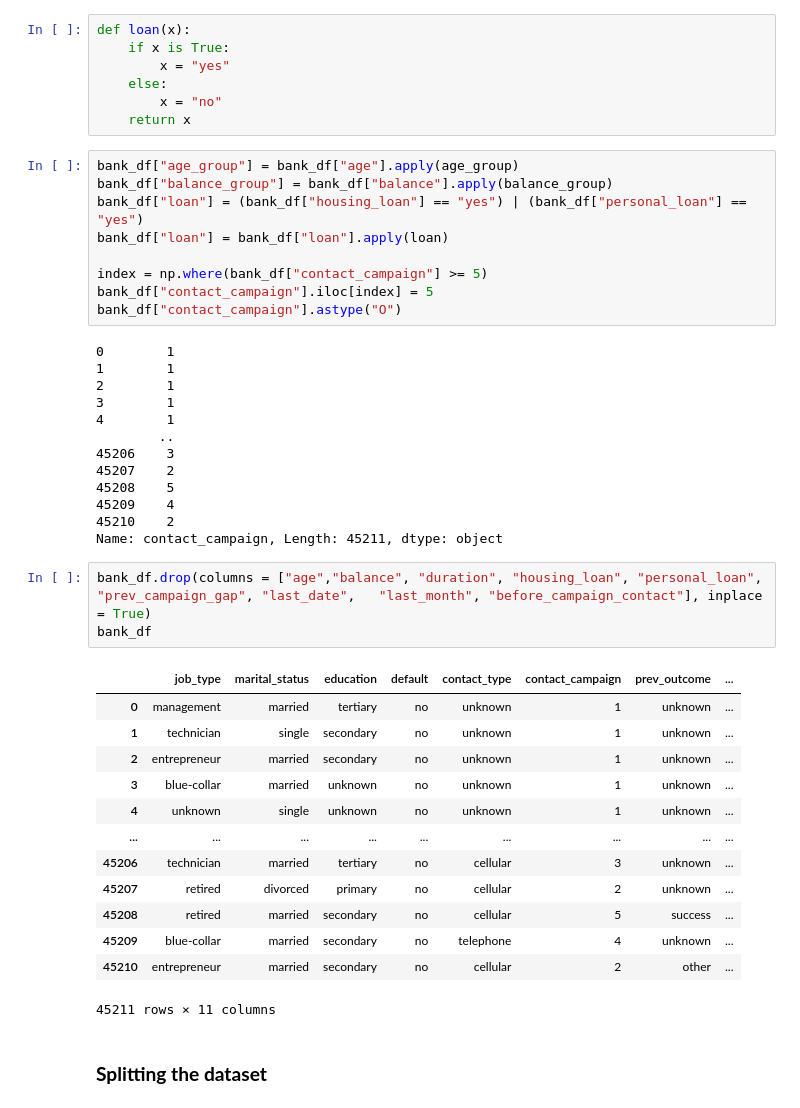
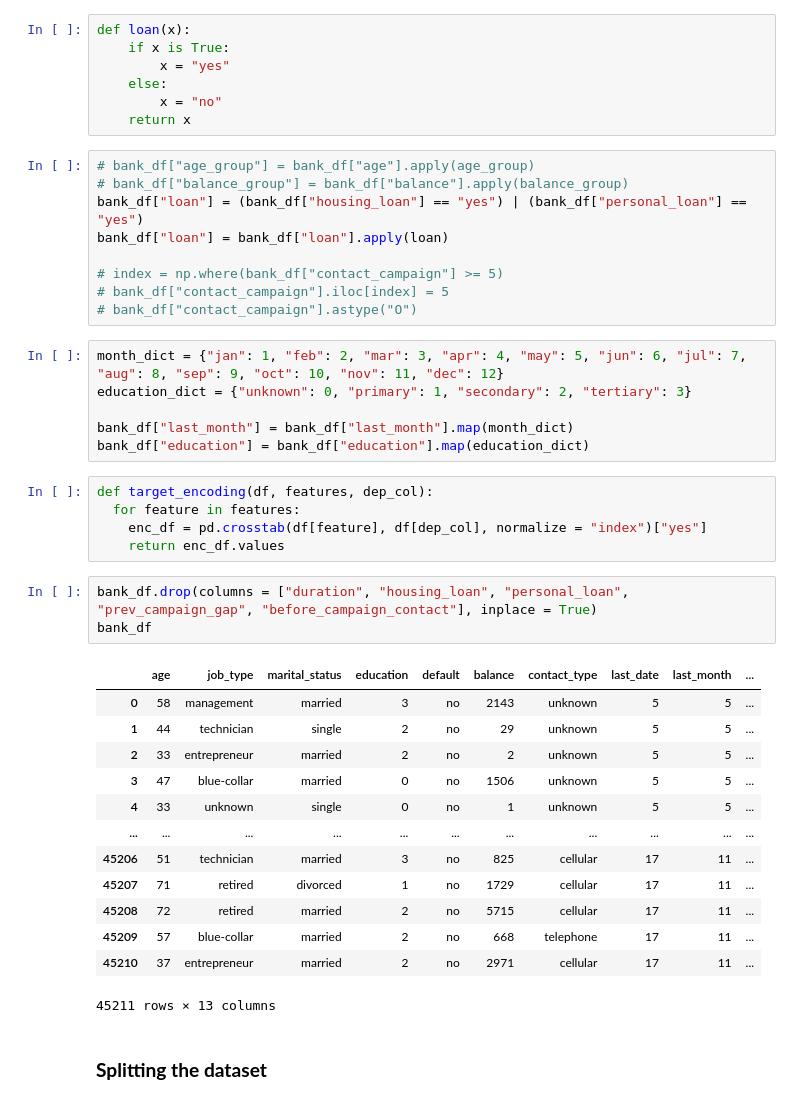
Before and after one commit to RupeshSharma14/Bank-Marketing-Effectiveness-Prediction, a Jupyter notebook: Bank_Marketing_Effectiveness_Prediction_Capstone_Project.ipynb, the cells around one changed output. Saved outputs shown, nothing was run; the diff lists cells and outputs as text.

```diff
--- a/Bank_Marketing_Effectiveness_Prediction_Capstone_Project.ipynb
+++ b/Bank_Marketing_Effectiveness_Prediction_Capstone_Project.ipynb
@@ -378,44 +393,42 @@ def loan(x):
         x = "no"
     return x
 # %%
-bank_df["age_group"] = bank_df["age"].apply(age_group)
-bank_df["balance_group"] = bank_df["balance"].apply(balance_group)
+# bank_df["age_group"] = bank_df["age"].apply(age_group)
+# bank_df["balance_group"] = bank_df["balance"].apply(balance_group)
 bank_df["loan"] = (bank_df["housing_loan"] == "yes") | (bank_df["personal_loan"] == "yes")
 bank_df["loan"] = bank_df["loan"].apply(loan)
 
-index = np.where(bank_df["contact_campaign"] >= 5)
-bank_df["contact_campaign"].iloc[index] = 5
-bank_df["contact_campaign"].astype("O")
+# index = np.where(bank_df["contact_campaign"] >= 5)
+# bank_df["contact_campaign"].iloc[index] = 5
+# bank_df["contact_campaign"].astype("O")
-# %% [output]
-0        1
-1        1
-2        1
-3        1
-4        1
-        ..
-45206    3
-45207    2
-45208    5
-45209    4
-45210    2
-Name: contact_campaign, Length: 45211, dtype: object
+# %%
+month_dict = {"jan": 1, "feb": 2, "mar": 3, "apr": 4, "may": 5, "jun": 6, "jul": 7, "aug": 8, "sep": 9, "oct": 10, "nov": 11, "dec": 12}
+education_dict = {"unknown": 0, "primary": 1, "secondary": 2, "tertiary": 3}
+
+bank_df["last_month"] = bank_df["last_month"].map(month_dict)
+bank_df["education"] = bank_df["education"].map(education_dict)
+# %%
+def target_encoding(df, features, dep_col):
+  for feature in features:
+    enc_df = pd.crosstab(df[feature], df[dep_col], normalize = "index")["yes"]
+    return enc_df.values
 # %%
-bank_df.drop(columns = ["age","balance", "duration", "housing_loan", "personal_loan", "prev_campaign_gap", "last_date",	"last_month", "before_campaign_contact"], inplace = True)
+bank_df.drop(columns = ["duration", "housing_loan", "personal_loan", "prev_campaign_gap", "before_campaign_contact"], inplace = True)
 bank_df
 # %% [output]
-|  | job_type | marital_status | education | default | contact_type | contact_campaign | prev_outcome | ... |
-| 0 | management | married | tertiary | no | unknown | 1 | unknown | ... |
-| 1 | technician | single | secondary | no | unknown | 1 | unknown | ... |
-| 2 | entrepreneur | married | secondary | no | unknown | 1 | unknown | ... |
-| 3 | blue-collar | married | unknown | no | unknown | 1 | unknown | ... |
-| 4 | unknown | single | unknown | no | unknown | 1 | unknown | ... |
-| ... | ... | ... | ... | ... | ... | ... | ... | ... |
-| 45206 | technician | married | tertiary | no | cellular | 3 | unknown | ... |
-| 45207 | retired | divorced | primary | no | cellular | 2 | unknown | ... |
-| 45208 | retired | married | secondary | no | cellular | 5 | success | ... |
-| 45209 | blue-collar | married | secondary | no | telephone | 4 | unknown | ... |
-| 45210 | entrepreneur | married | secondary | no | cellular | 2 | other | ... |
+|  | age | job_type | marital_status | education | default | balance | contact_type | last_date | last_month | ... |
+| 0 | 58 | management | married | 3 | no | 2143 | unknown | 5 | 5 | ... |
+| 1 | 44 | technician | single | 2 | no | 29 | unknown | 5 | 5 | ... |
+| 2 | 33 | entrepreneur | married | 2 | no | 2 | unknown | 5 | 5 | ... |
+| 3 | 47 | blue-collar | married | 0 | no | 1506 | unknown | 5 | 5 | ... |
+| 4 | 33 | unknown | single | 0 | no | 1 | unknown | 5 | 5 | ... |
+| ... | ... | ... | ... | ... | ... | ... | ... | ... | ... | ... |
+| 45206 | 51 | technician | married | 3 | no | 825 | cellular | 17 | 11 | ... |
+| 45207 | 71 | retired | divorced | 1 | no | 1729 | cellular | 17 | 11 | ... |
+| 45208 | 72 | retired | married | 2 | no | 5715 | cellular | 17 | 11 | ... |
+| 45209 | 57 | blue-collar | married | 2 | no | 668 | telephone | 17 | 11 | ... |
+| 45210 | 37 | entrepreneur | married | 2 | no | 2971 | cellular | 17 | 11 | ... |
-45211 rows × 11 columns
+45211 rows × 13 columns
 # %% [markdown]
 ### **Splitting the dataset**
 # %%
```
Also changed, not shown: parts of 37 cells of this notebook.
